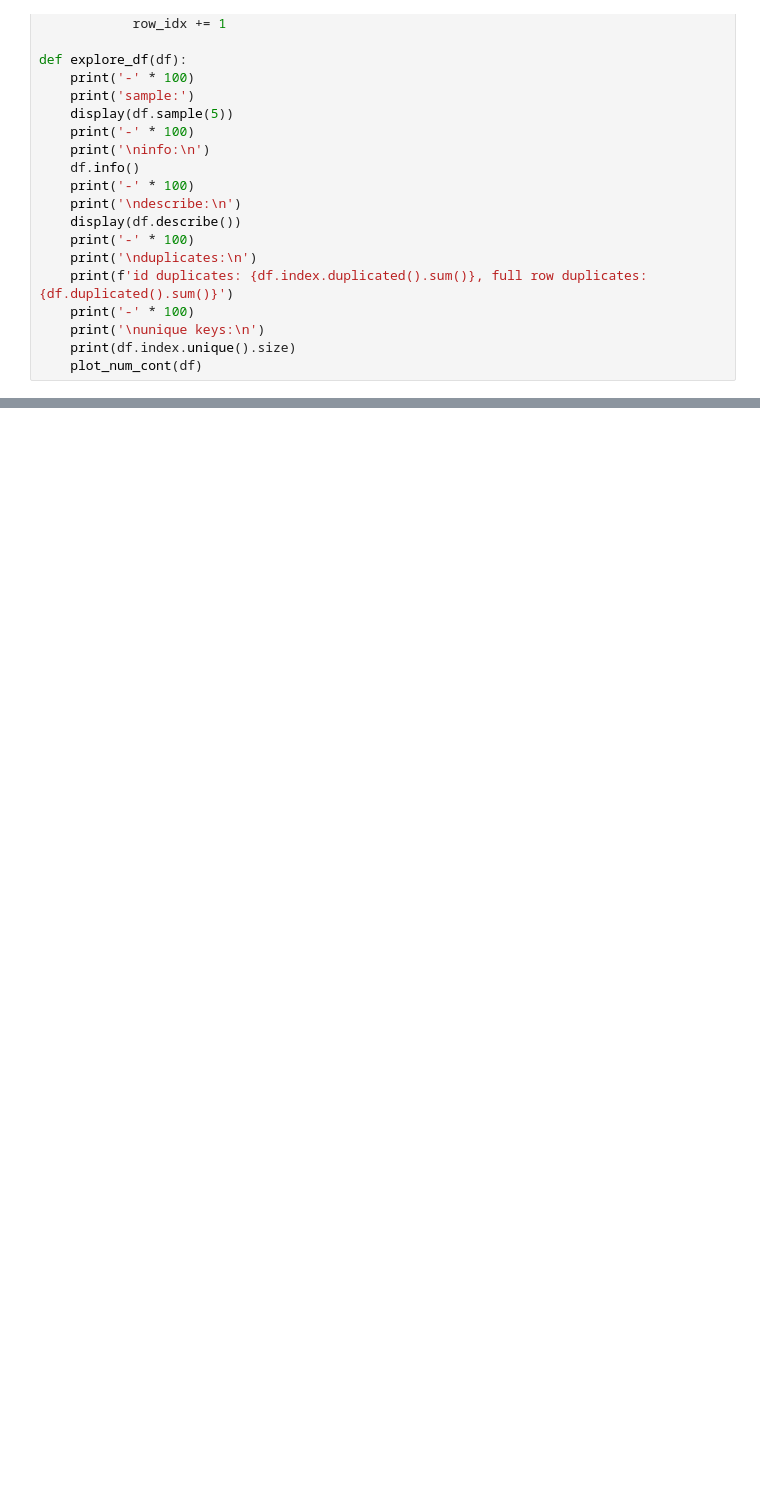
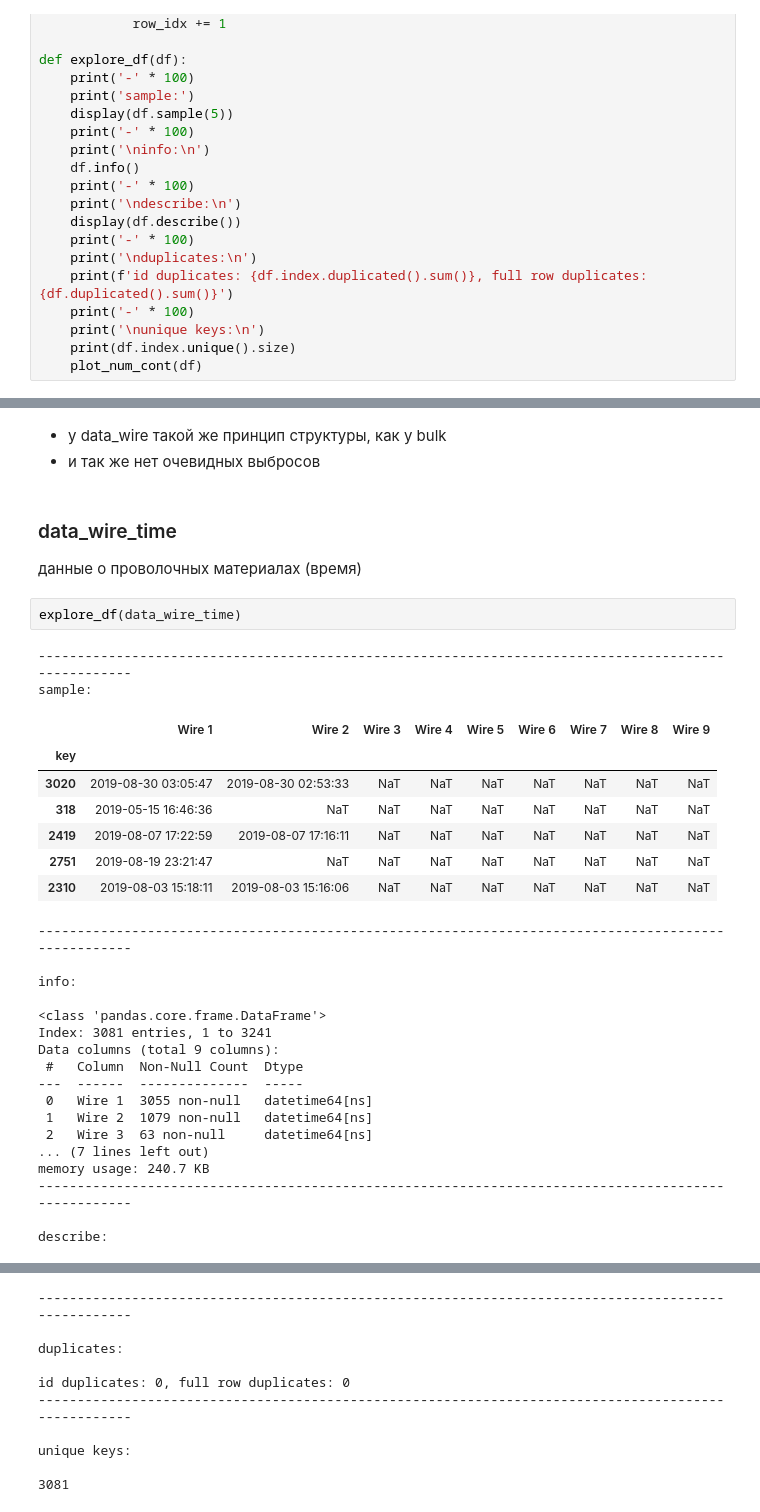
Before and after one commit to wtom76/practicum, a Jupyter notebook: final/0d09d352-9cae-4cc7-85c2-f88ea711ad45.ipynb, the cells around one changed output, grey strips where cells are left out. Cells and saved outputs as stored; diff of their text form; blank space fills up the shorter version.

```diff
--- a/final/0d09d352-9cae-4cc7-85c2-f88ea711ad45.ipynb
+++ b/final/0d09d352-9cae-4cc7-85c2-f88ea711ad45.ipynb
@@ -459,0 +425,35 @@ unique keys:
+# %% [markdown]
+- у data_wire такой же принцип структуры, как у bulk
+- и так же нет очевидных выбросов
+# %% [markdown]
+### data_wire_time
+данные о проволочных материалах (время)
+# %%
+explore_df(data_wire_time)
+# %% [output]
+----------------------------------------------------------------------------------------------------
+sample:
+|  | Wire 1 | Wire 2 | Wire 3 | Wire 4 | Wire 5 | Wire 6 | Wire 7 | Wire 8 | Wire 9 |
+| key |  |  |  |  |  |  |  |  |  |
+| 3020 | 2019-08-30 03:05:47 | 2019-08-30 02:53:33 | NaT | NaT | NaT | NaT | NaT | NaT | NaT |
+| 318 | 2019-05-15 16:46:36 | NaT | NaT | NaT | NaT | NaT | NaT | NaT | NaT |
+| 2419 | 2019-08-07 17:22:59 | 2019-08-07 17:16:11 | NaT | NaT | NaT | NaT | NaT | NaT | NaT |
+| 2751 | 2019-08-19 23:21:47 | NaT | NaT | NaT | NaT | NaT | NaT | NaT | NaT |
+| 2310 | 2019-08-03 15:18:11 | 2019-08-03 15:16:06 | NaT | NaT | NaT | NaT | NaT | NaT | NaT |
+----------------------------------------------------------------------------------------------------
+
+info:
+
+<class 'pandas.core.frame.DataFrame'>
+Index: 3081 entries, 1 to 3241
+Data columns (total 9 columns):
+ #   Column  Non-Null Count  Dtype
+---  ------  --------------  -----
+ 0   Wire 1  3055 non-null   datetime64[ns]
+ 1   Wire 2  1079 non-null   datetime64[ns]
+ 2   Wire 3  63 non-null     datetime64[ns]
+... (7 lines left out)
+memory usage: 240.7 KB
+----------------------------------------------------------------------------------------------------
+
+describe:
@@ -459,0 +468,10 @@ unique keys:
+----------------------------------------------------------------------------------------------------
+
+duplicates:
+
+id duplicates: 0, full row duplicates: 0
+----------------------------------------------------------------------------------------------------
+
+unique keys:
+
+3081
```
Also changed, not shown: parts of 47 cells of this notebook.
